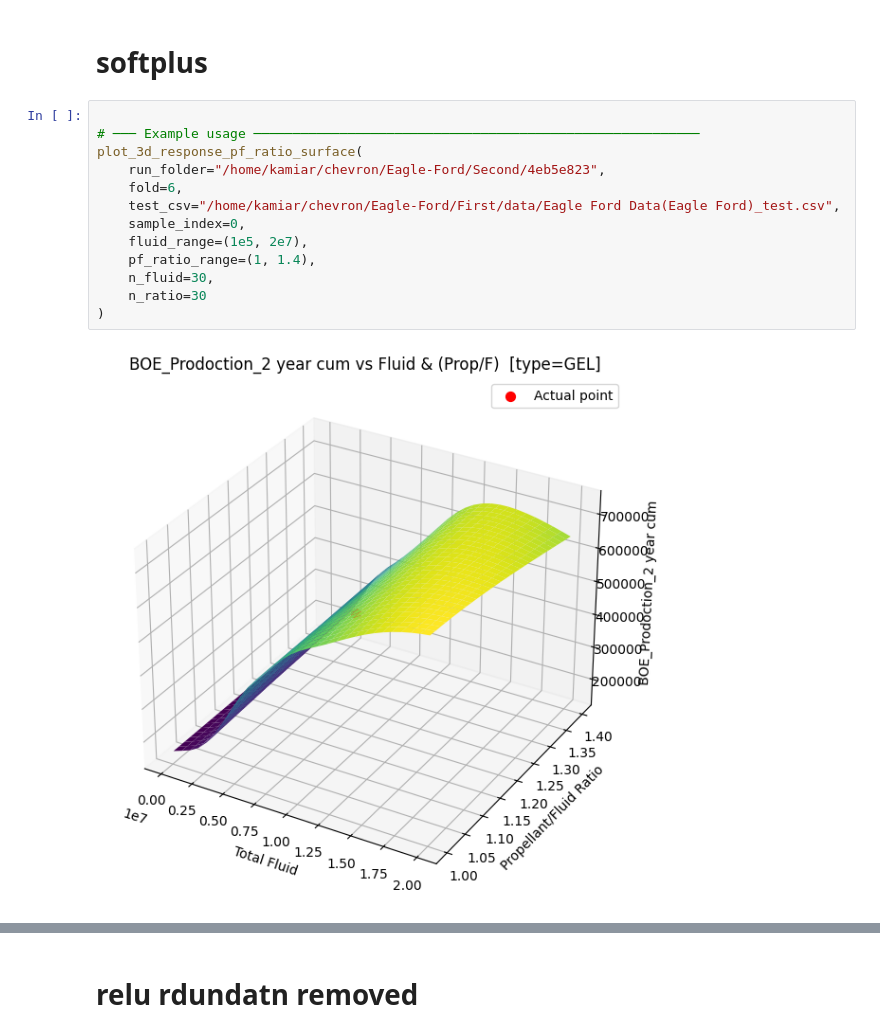
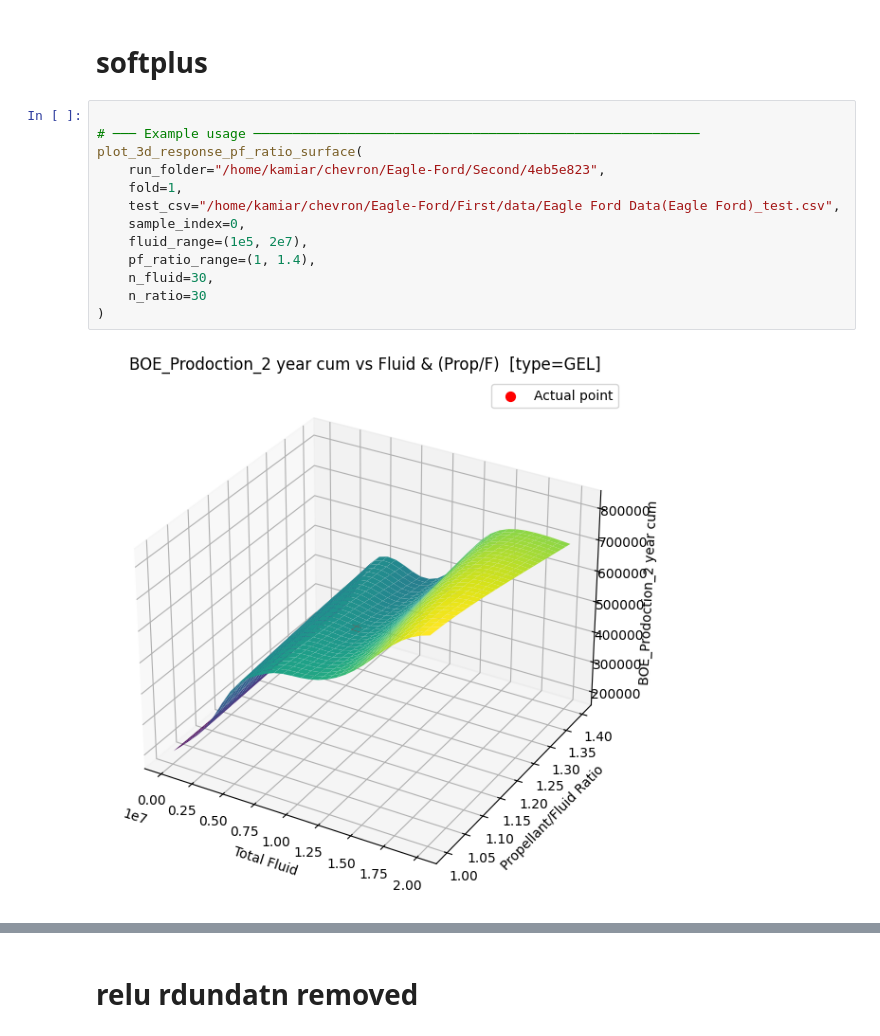
Before and after one commit to kamiaras/Eagle-Ford, a Jupyter notebook: Second/plot3D_IO_fixed-ratio.ipynb, the cells around one changed output, grey strips where cells are left out. Cells and saved outputs as stored; diff of their text form.

```diff
--- a/Second/plot3D_IO_fixed-ratio.ipynb
+++ b/Second/plot3D_IO_fixed-ratio.ipynb
@@ -173,15 +173,15 @@ plot_3d_response_pf_ratio_surface(
 # %%
 
 # ─── Example usage ─────────────────────────────────────────────────────────
 plot_3d_response_pf_ratio_surface(
     run_folder="/home/kamiar/chevron/Eagle-Ford/Second/4eb5e823",
-    fold=6,
+    fold=1,
     test_csv="/home/kamiar/chevron/Eagle-Ford/First/data/Eagle Ford Data(Eagle Ford)_test.csv",
     sample_index=0,
     fluid_range=(1e5, 2e7),
     pf_ratio_range=(1, 1.4),
     n_fluid=30,
     n_ratio=30
 )
 # %% [output]
-[figure, old version]
+[figure, new version]
```
Also changed, not shown: parts of 2 cells of this notebook, 5 other files.
